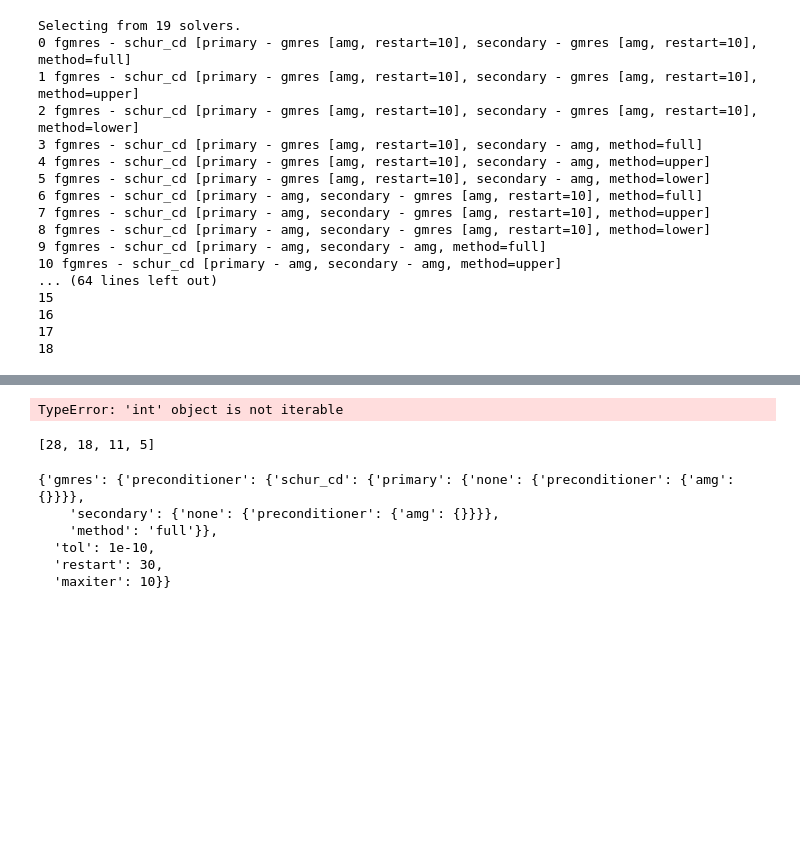
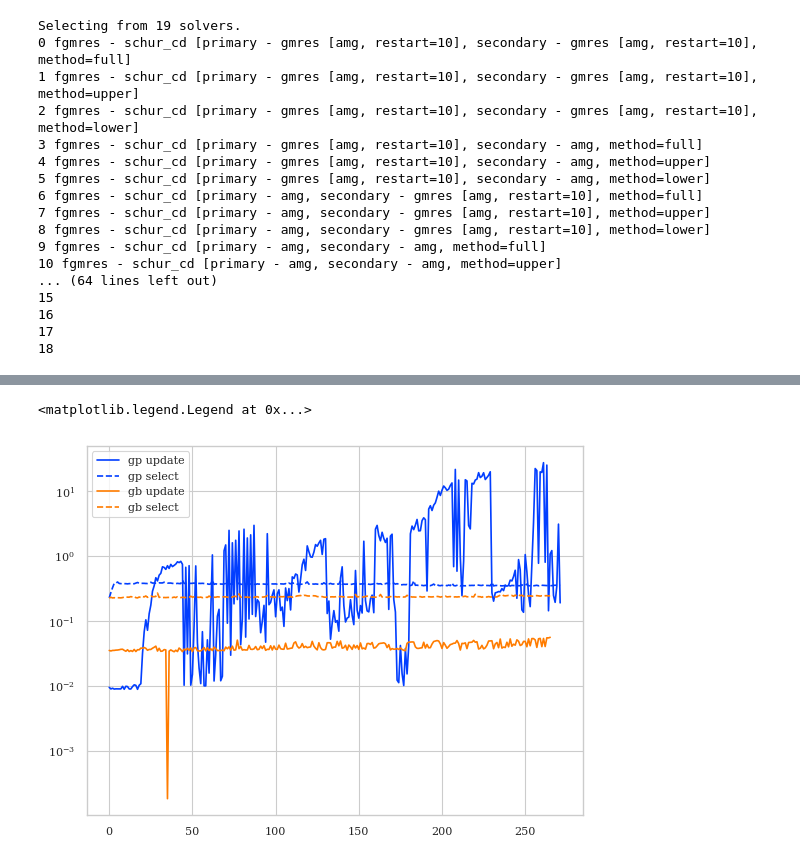
Before and after one commit to Yuriyzabegaev/solver_selector, a Jupyter notebook: examples/4/results_4_thermal.ipynb, the cells around one changed output, grey strips where cells are left out. Cells and saved outputs as stored; diff of their text form; code cells hidden in the pictures; blank space fills up the shorter version.

```diff
--- a/examples/4/results_4_thermal.ipynb
+++ b/examples/4/results_4_thermal.ipynb
@@ -443,27 +423,19 @@ array([13, 10,  9, 10, 10, 10, 10, 14, 11, 11, 13, 16, 13, 12, 13, 13, 13,
-# %%
-best_solvers_ids = list(set(item for pair in n_best for item in pair))
-best_solvers = {i: all_solvers[i] for i in best_solvers_ids}
-
-for i, sol in best_solvers.items():
-    default = sol.use_defaults()
-    conf = solver_space.config_from_decision(decision=default, optimized_only=True)
-    print(i, solver_space.format_config(conf))
-# %% [output]
-TypeError: 'int' object is not iterable
-# %%
-d = solver_selector._sort_decisions_for_predictors(data['Many solvers gp'][0])[0]
-restarts = [x.config['fgmres']['preconditioner']['schur_cd']['primary']['gmres']['restart'] for x in d]
-restarts
-# %% [output]
-[28, 18, 11, 5]
-# %%
-d = solver_selector._sort_decisions_for_predictors(data['Many solvers gp'][0])
-[(i, len(x)) for i, x in enumerate(d)]
-d[39][0].config
-# %% [output]
-{'gmres': {'preconditioner': {'schur_cd': {'primary': {'none': {'preconditioner': {'amg': {}}}},
-    'secondary': {'none': {'preconditioner': {'amg': {}}}},
-    'method': 'full'}},
-  'tol': 1e-10,
-  'restart': 30,
-  'maxiter': 10}}
+# %%
+gp = np.load('/home/firedrake/solver_selector/examples/4/performance/thermal_many_solvers_gp_9_metrics.npy', allow_pickle=True).item()
+gb = np.load('/home/firedrake/solver_selector/examples/4/performance/thermal_many_solvers_10_metrics.npy', allow_pickle=True).item()
+# %%
+gp_update = gp['update_selector_times']
+gp_select = gp['select_solver_times']
+
+gb_update = gb['update_selector_times']
+gb_select = gb['select_solver_times']
+# %%
+plt.plot(gp_update, label='gp update', color='C0')
+plt.plot(gp_select, label='gp select', color='C0', linestyle='--')
+plt.plot(gb_update, label='gb update', color='C1')
+plt.plot(gb_select, label='gb select', color='C1', linestyle='--')
+plt.yscale('log')
+plt.legend()
+# %% [output]
+<matplotlib.legend.Legend at 0x...>
+[figure, added]
```
Also changed, not shown: parts of 5 cells of this notebook.
